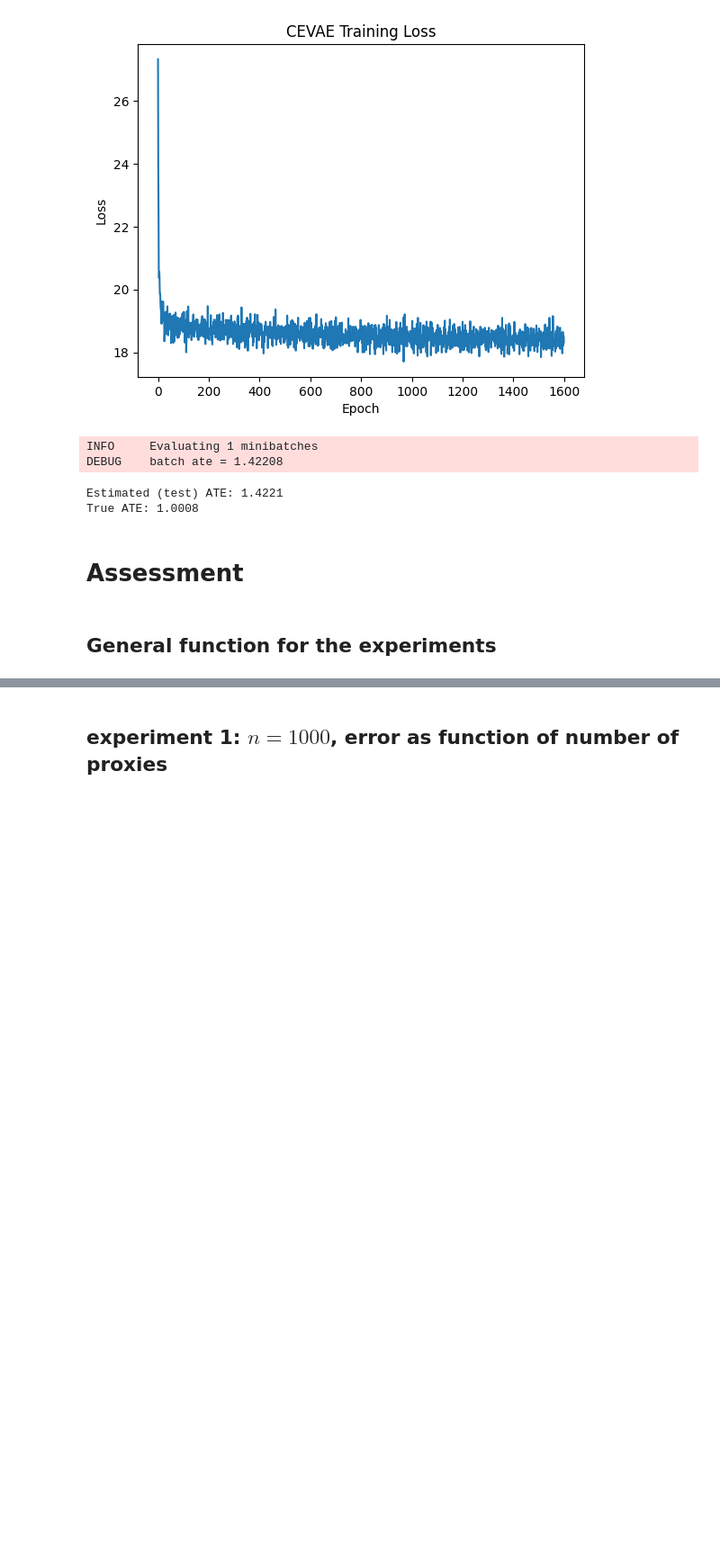
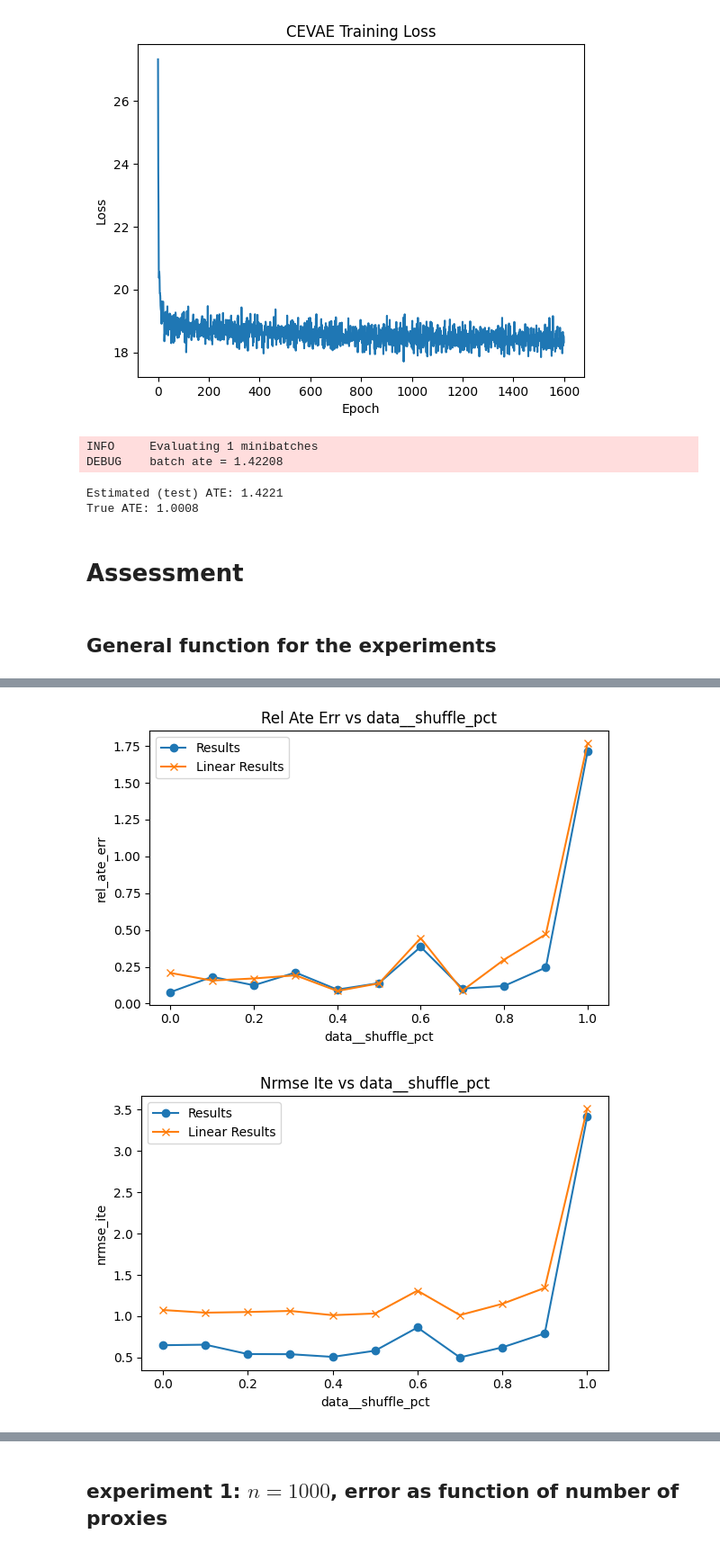
Before and after one commit to christianfaccio/causal_machine_learning, a Jupyter notebook: src/causal_effect_inference.ipynb, the cells around one changed output, grey strips where cells are left out. Shown at 90% size. Drawn from its saved outputs; the diff is of its cells as text; code cells hidden in the pictures; blank space fills up the shorter version.

Commit message:
added linear regression

```diff
--- a/src/causal_effect_inference.ipynb
+++ b/src/causal_effect_inference.ipynb
@@ -409,6 +471,25 @@ def plot_experiment_results(results, x_param="data__shuffle_pct"):
         plt.title(f"{metric.replace('_',' ').title()} vs {x_param}")
         plt.tight_layout()
         plt.show()
+# %%
+def plot_two_experiment_results(results, linear_results, x_param="data__shuffle_pct"):
+    """
+    Plot results and linear_results overlapping for each metric on the same plot.
+    Assumes both DataFrames have the same x_param values and metric columns.
+    """
+    # find all metric columns
+    metrics = [c for c in results.columns if c != x_param and c!= "final_elbo"]
+
+    for metric in metrics:
+        plt.figure(figsize=(6, 4))
+        plt.plot(results[x_param], results[metric], marker="o", label="Results")
+        plt.plot(linear_results[x_param], linear_results[metric], marker="x", label="Linear Results")
+        plt.xlabel(x_param)
+        plt.ylabel(metric)
+        plt.title(f"{metric.replace('_',' ').title()} vs {x_param}")
+        plt.legend()
+        plt.tight_layout()
+        plt.show()
 # %%
 # 1) define your defaults
 data_defaults_non_lin = dict(
@@ -476,2 +597,15 @@ plot_experiment_results(results)
 [figure]
 [figure]
+# %%
+# solving the problem with LINEAR REGRESSION
+linear_results = run_experiment(
+    param_grid   = param_grid,
+    data_fn      = synthetic_dataset_pyro,
+    model_cls    = LinearModel,
+    metrics_fns  = metrics,
+    data_kwargs = data_defaults_non_lin,
+    model_kwargs  = {},
+    fit_kwargs   = {},
+)
+
+print(linear_results)
@@ -478,3 +625,8 @@ plot_experiment_results(results)
+# %%
+plot_two_experiment_results(results, linear_results)
+# %% [output]
+[figure, added]
+[figure, added]
 # %%
 results = run_experiment(
     param_grid   = {"data__shuffle_pct": np.linspace(0, 1, 11)},
```
Also changed, not shown: parts of 15 cells of this notebook, 1 other file.
